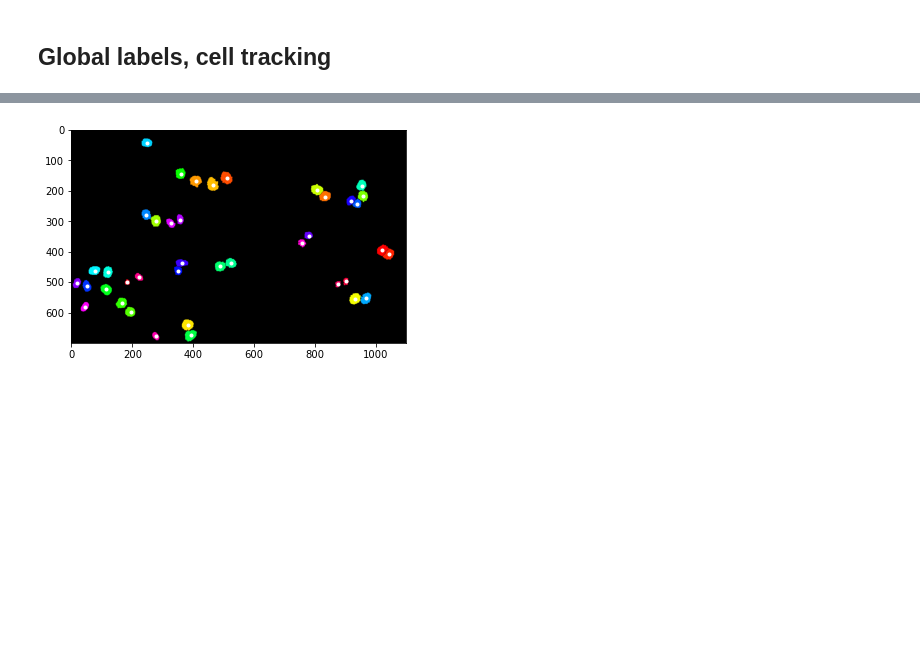
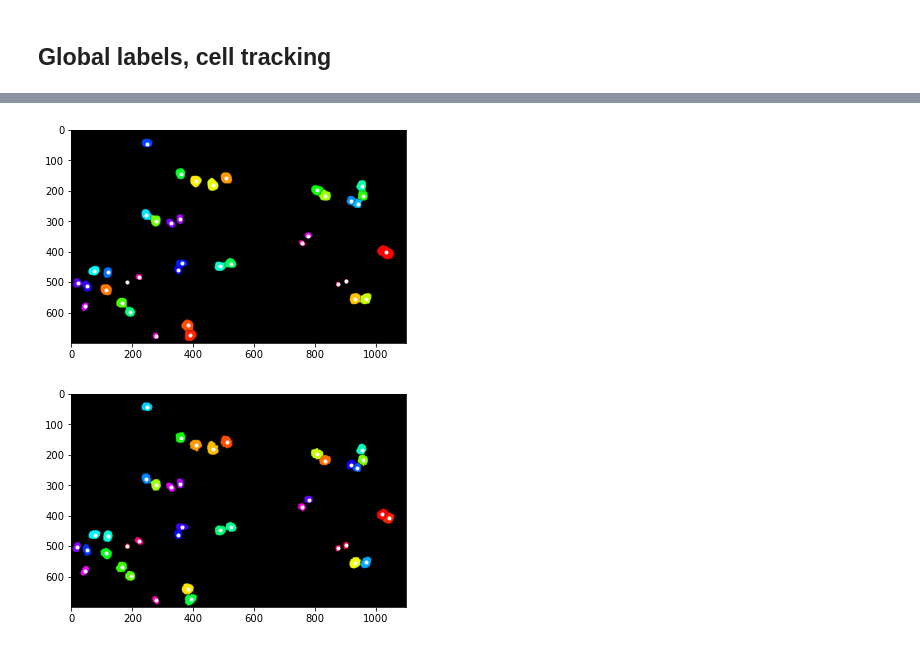
Before and after one commit to moates695/cs9517_Group_Project, a Jupyter notebook: marcus/updated_functions.ipynb, the cells around one changed output, grey strips where cells are left out. Saved outputs shown, nothing was run; the diff lists cells and outputs as text; code cells hidden in the pictures; blank space fills up the shorter version.

```diff
--- a/marcus/updated_functions.ipynb
+++ b/marcus/updated_functions.ipynb
@@ -247,0 +262,31 @@ def cell_count(pts):
+# %%
+def segment_CV(img):
+    cv1 = chan_vese(img, mu=5, lambda1=1, lambda2=1, tol=1e-3,
+                dt=3, init_level_set="checkerboard",
+                extended_output=True)[0]
+    img = np.logical_not(cv1).astype('uint16')*MAX
+    pts = points(img)
+    mask = np.zeros((6,6))
+    mask[1:-1,1:-1] = np.ones((4,4)) * MAX
+    delete = {}
+    for (i,j) in pts:
+        if (i,j) in delete:
+            continue
+        if i-1 < 0 or i+5 > NROWS-1 or j-1 < 0 or j+5 > NCOLS-1:
+            continue
+        if np.array_equal(mask, out[i-1:i+5,j-1:j+5]):
+            for m in range(4):
+                for n in range(4):
+                    delete[(i+m,j+n)] = None
+    for pt in delete:
+        del pts[pt]
+    pts, _ = flush_border_cells(pts, create_img(pts))
+    for i in range(2):
+        pts = dilate(pts)
+    for i in range(2):
+        pts = erode(pts)
+    img = create_img(pts).astype('uint16')
+    imgb = np.zeros_like(img)
+    imgb = cv2.GaussianBlur(img, dst=imgb, ksize=(0,0), sigmaX=4)
+    imgb = cv2.threshold(imgb, dst=imgb, thresh=40000, maxval=MAX, type=cv2.THRESH_BINARY)[1]
+    return imgb
@@ -248 +303,8 @@ def cell_count(pts):
+# %%
+img = segment_CV(imgs[0][0])
+pts = rebuild(img, False, False)
+centroid = centroids(pts)
+plt_rgb_img_scatter(centroid, pts)
+# %% [output]
+[figure, added]
 # %%
```
Also changed, not shown: parts of 16 cells of this notebook.
